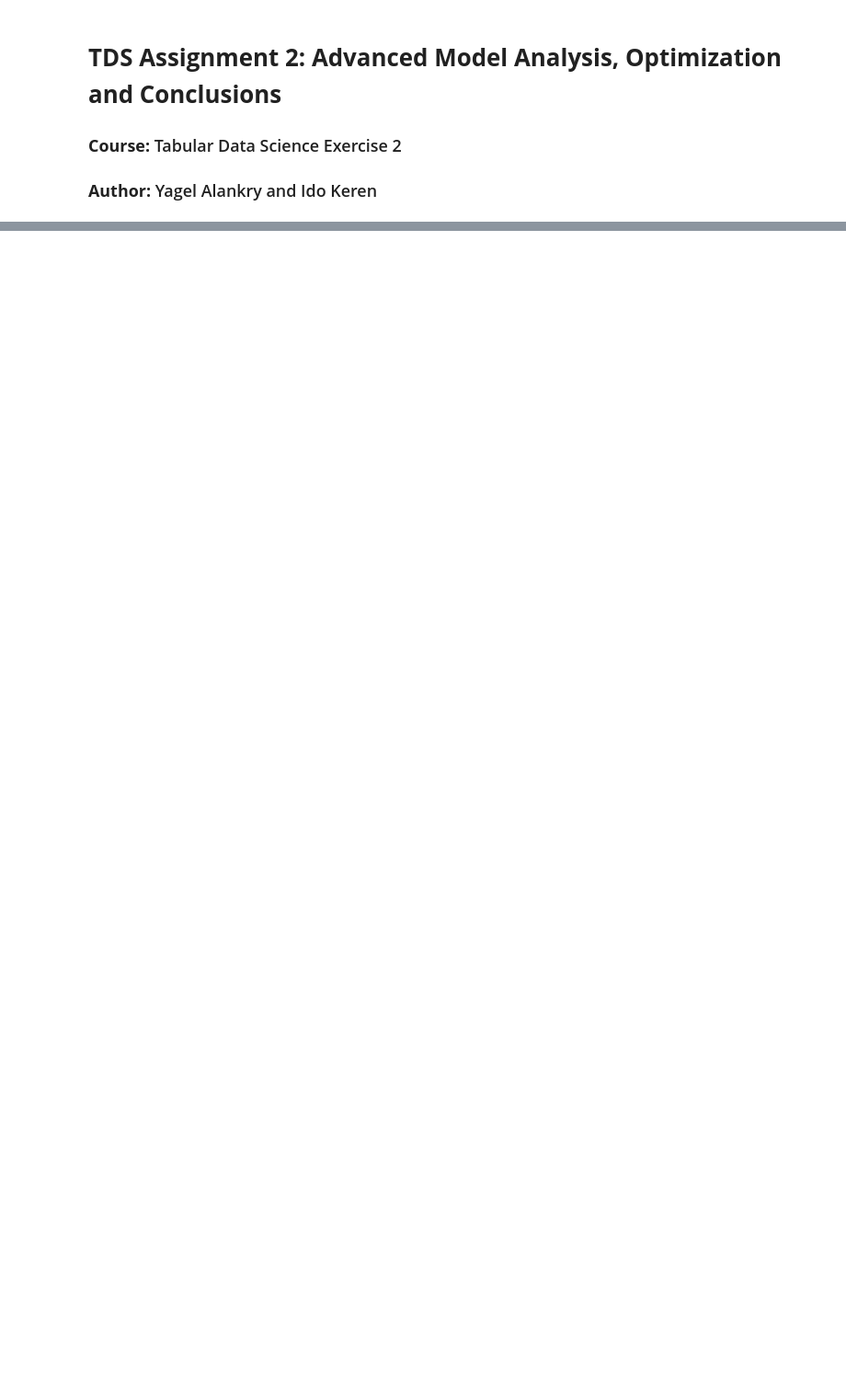
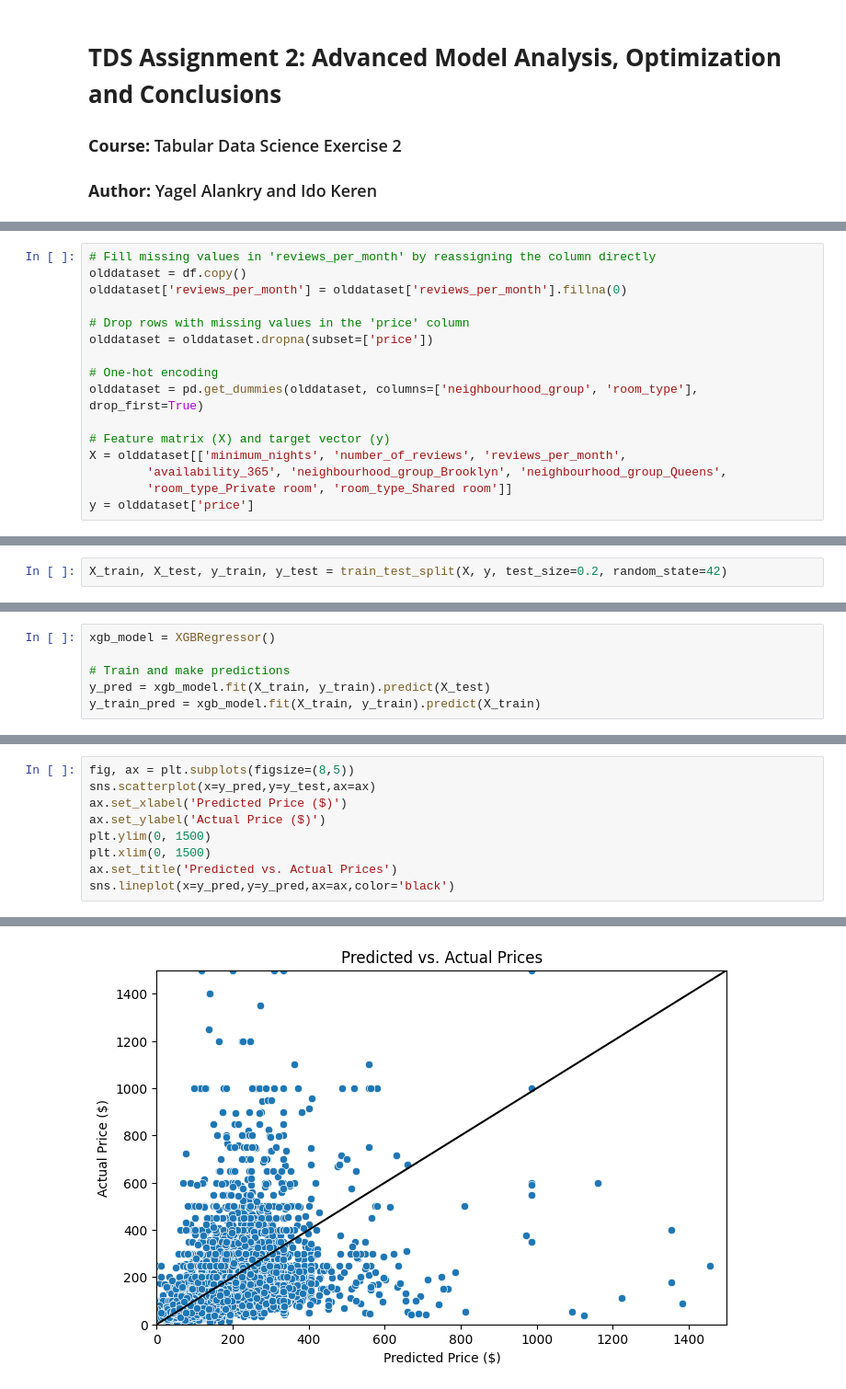
Before and after one commit to yagel2/TDS_NYC_Airbnb, a Jupyter notebook: TDS_Ex2.ipynb, the cells around one changed output, grey strips where cells are left out. Shown at 92% size. Drawn from its saved outputs; the diff is of its cells as text; blank space fills up the shorter version.

```diff
--- a/TDS_Ex2.ipynb
+++ b/TDS_Ex2.ipynb
@@ -34,0 +28,16 @@ Perform analysis
+# %%
+# Fill missing values in 'reviews_per_month' by reassigning the column directly
+olddataset = df.copy()
+olddataset['reviews_per_month'] = olddataset['reviews_per_month'].fillna(0)
+
+# Drop rows with missing values in the 'price' column
+olddataset = olddataset.dropna(subset=['price'])
+
+# One-hot encoding
+olddataset = pd.get_dummies(olddataset, columns=['neighbourhood_group', 'room_type'], drop_first=True)
+
+# Feature matrix (X) and target vector (y)
+X = olddataset[['minimum_nights', 'number_of_reviews', 'reviews_per_month',
+        'availability_365', 'neighbourhood_group_Brooklyn', 'neighbourhood_group_Queens',
+        'room_type_Private room', 'room_type_Shared room']]
+y = olddataset['price']
@@ -34,0 +46,2 @@ Perform analysis
+# %%
+X_train, X_test, y_train, y_test = train_test_split(X, y, test_size=0.2, random_state=42)
@@ -34,0 +50,6 @@ Perform analysis
+# %%
+xgb_model = XGBRegressor()
+
+# Train and make predictions
+y_pred = xgb_model.fit(X_train, y_train).predict(X_test)
+y_train_pred = xgb_model.fit(X_train, y_train).predict(X_train)
@@ -34,0 +58,10 @@ Perform analysis
+# %%
+fig, ax = plt.subplots(figsize=(8,5))
+sns.scatterplot(x=y_pred,y=y_test,ax=ax)
+ax.set_xlabel('Predicted Price ($)')
+ax.set_ylabel('Actual Price ($)')
+plt.ylim(0, 1500)
+plt.xlim(0, 1500)
+ax.set_title('Predicted vs. Actual Prices')
+sns.lineplot(x=y_pred,y=y_pred,ax=ax,color='black')
+# %% [output]
@@ -34,0 +69 @@ Perform analysis
+[figure, added]
```
Also changed, not shown: parts of 52 cells of this notebook.
